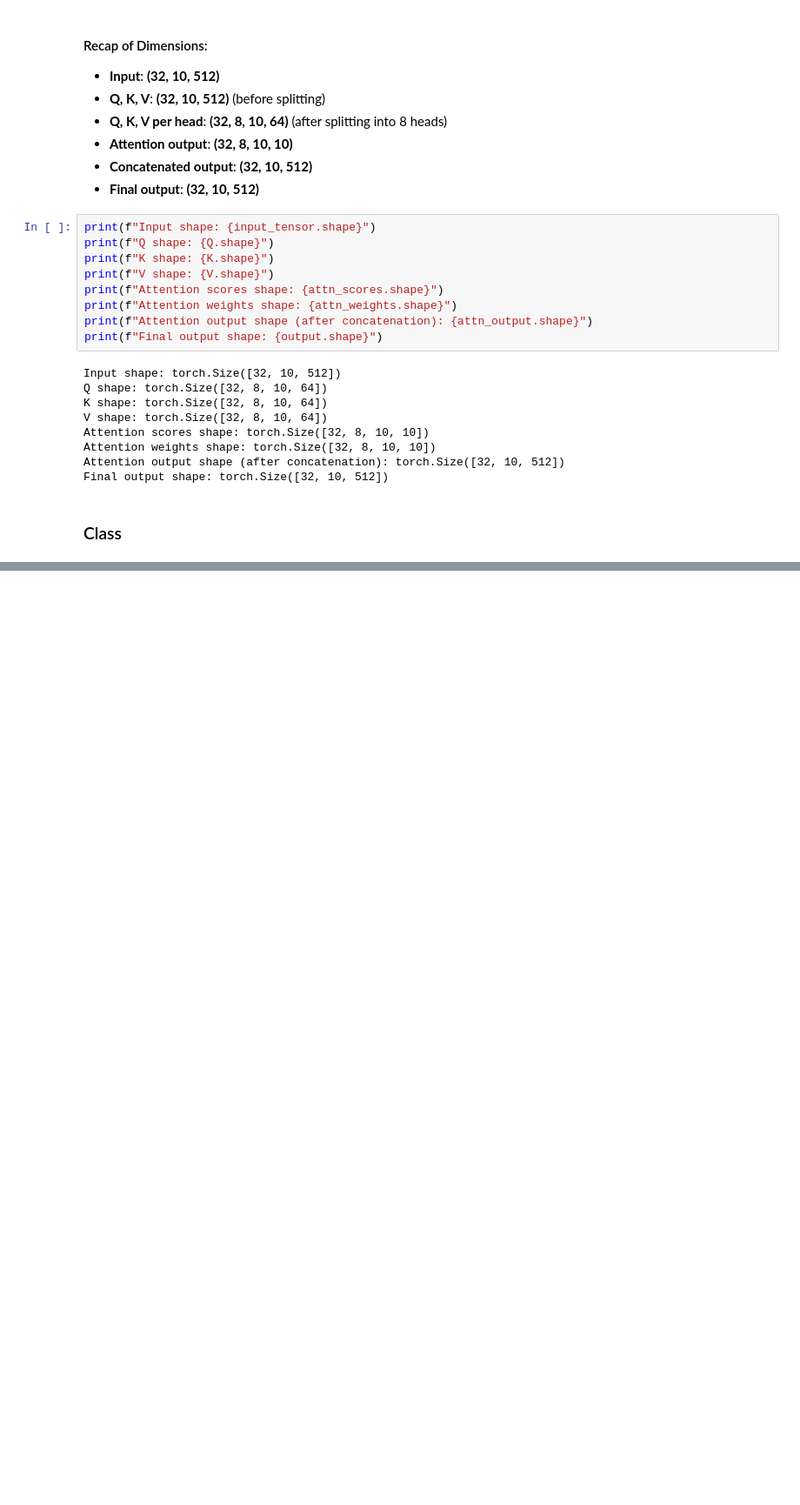
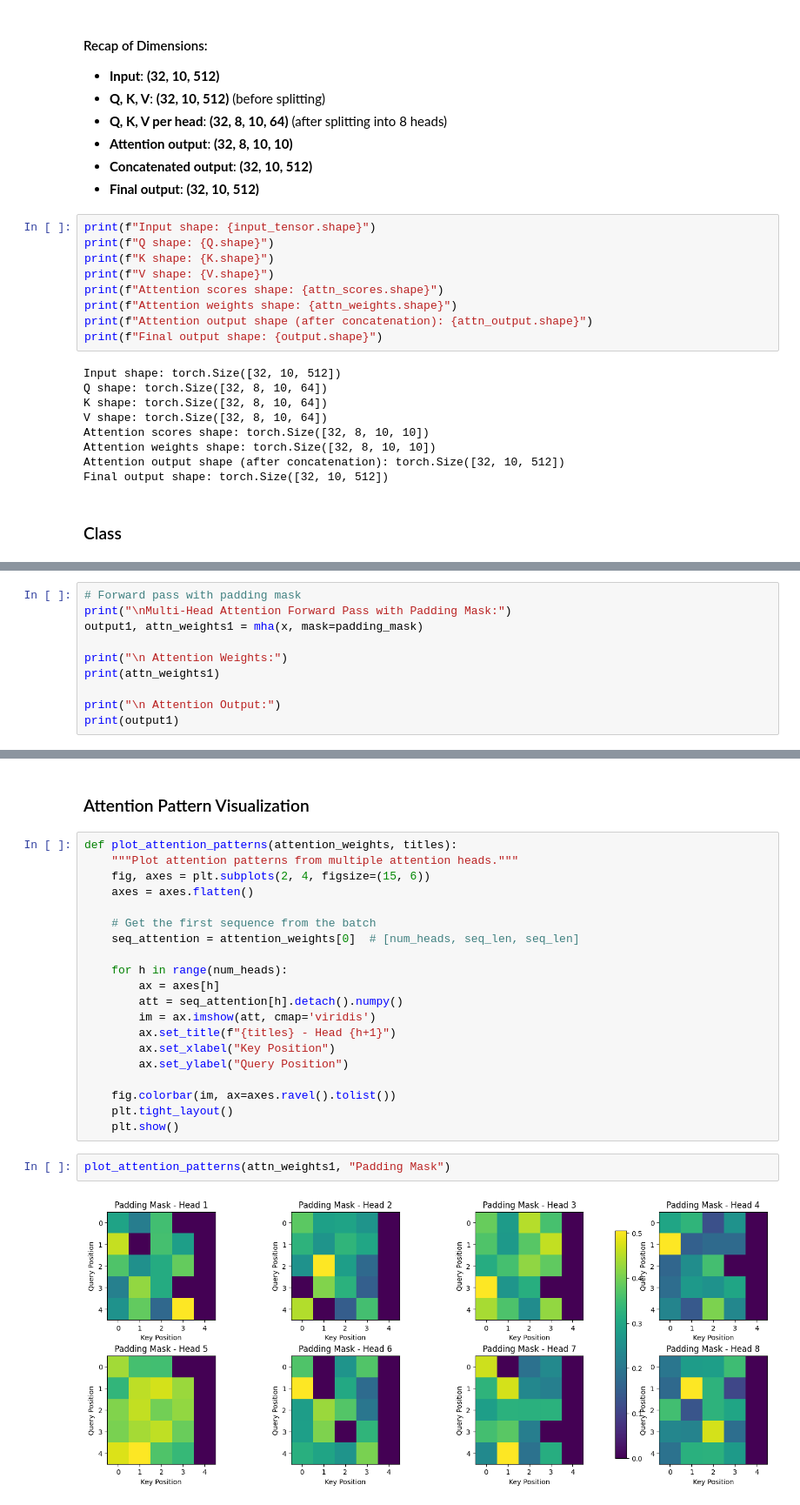
Before and after one commit to UzairNaeem3/AI-Architects_Lab, a Jupyter notebook: Transformer/4_Multihead_Attention.ipynb, the cells around one changed output, grey strips where cells are left out. Shown at 87% size. Cells and saved outputs as stored; diff of their text form; blank space fills up the shorter version.

```diff
--- a/Transformer/4_Multihead_Attention.ipynb
+++ b/Transformer/4_Multihead_Attention.ipynb
@@ -247,0 +292,10 @@ Each head dimension: 64
+# %%
+# Forward pass with padding mask
+print("\nMulti-Head Attention Forward Pass with Padding Mask:")
+output1, attn_weights1 = mha(x, mask=padding_mask)
+
+print("\n Attention Weights:")
+print(attn_weights1)
+
+print("\n Attention Output:")
+print(output1)
@@ -247,0 +379,26 @@ Each head dimension: 64
+# %% [markdown]
+### Attention Pattern Visualization
+# %%
+def plot_attention_patterns(attention_weights, titles):
+    """Plot attention patterns from multiple attention heads."""
+    fig, axes = plt.subplots(2, 4, figsize=(15, 6))
+    axes = axes.flatten()
+
+    # Get the first sequence from the batch
+    seq_attention = attention_weights[0]  # [num_heads, seq_len, seq_len]
+
+    for h in range(num_heads):
+        ax = axes[h]
+        att = seq_attention[h].detach().numpy()
+        im = ax.imshow(att, cmap='viridis')
+        ax.set_title(f"{titles} - Head {h+1}")
+        ax.set_xlabel("Key Position")
+        ax.set_ylabel("Query Position")
+
+    fig.colorbar(im, ax=axes.ravel().tolist())
+    plt.tight_layout()
+    plt.show()
+# %%
+plot_attention_patterns(attn_weights1, "Padding Mask")
+# %% [output]
+[figure, added]
```
Also changed, not shown: parts of 15 cells of this notebook.
